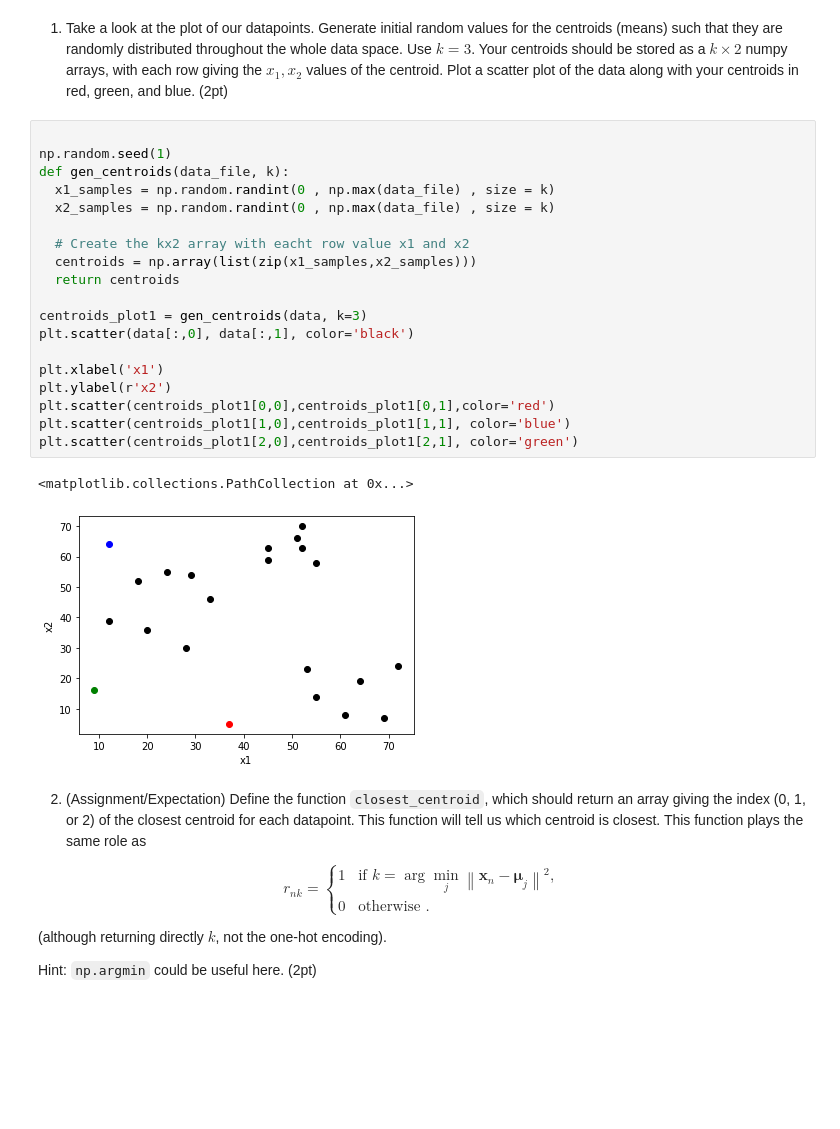
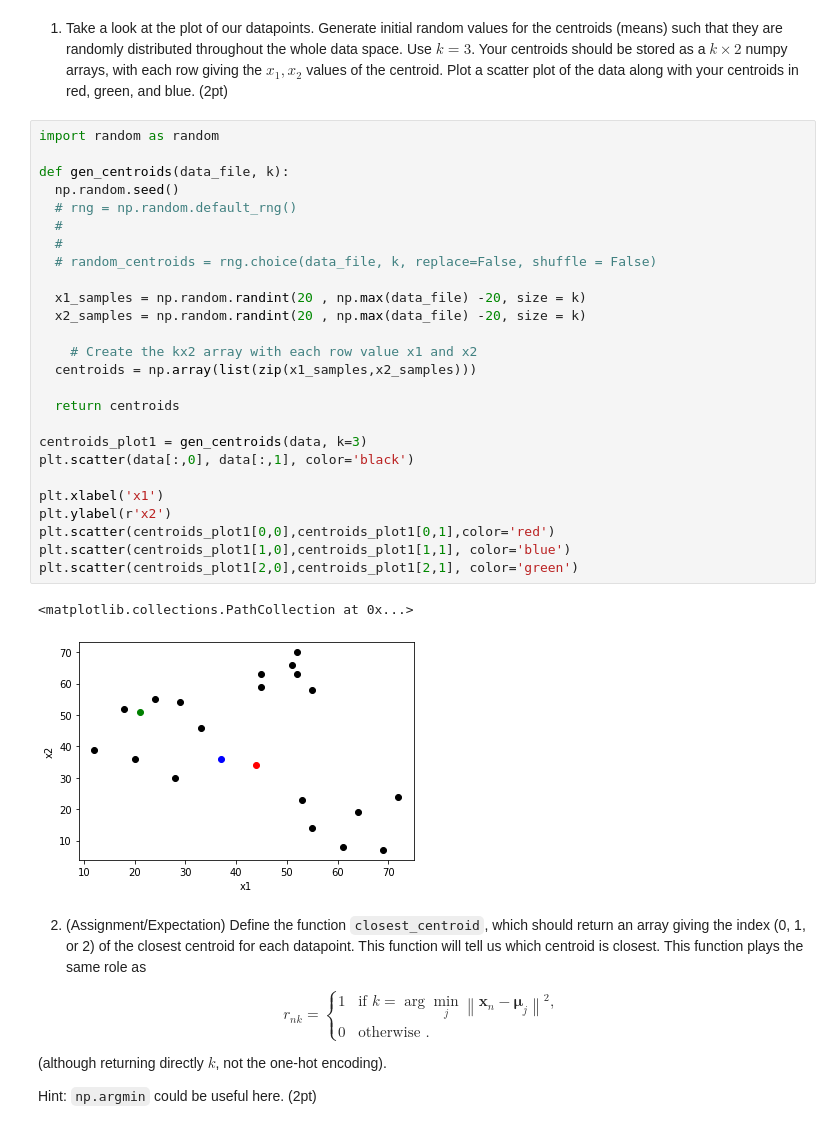
Before and after one commit to cblokland90/ml-centroids, a Jupyter notebook: centroids.ipynb, the cells around one changed output. Cells and saved outputs as stored; diff of their text form; blank space fills up the shorter version.

```diff
--- a/centroids.ipynb
+++ b/centroids.ipynb
@@ -49,27 +53,34 @@ print(x2)
 # %% [markdown]
 1. Take a look at the plot of our datapoints. Generate initial random values for the centroids (means) such that they are randomly distributed throughout the whole data space. Use $k=3$. Your centroids should be stored as a $k \times 2$ numpy arrays, with each row giving the $x_1, x_2$ values of the centroid. Plot a scatter plot of the data along with your centroids in red, green, and blue. (2pt)
 # %%
+import random as random
 
-np.random.seed(1)
 def gen_centroids(data_file, k):
-  x1_samples = np.random.randint(0 , np.max(data_file) , size = k)
-  x2_samples = np.random.randint(0 , np.max(data_file) , size = k)
+  np.random.seed()
+  # rng = np.random.default_rng()
+  #
+  #
+  # random_centroids = rng.choice(data_file, k, replace=False, shuffle = False)
 
-  # Create the kx2 array with eacht row value x1 and x2
+  x1_samples = np.random.randint(20 , np.max(data_file) -20, size = k)
+  x2_samples = np.random.randint(20 , np.max(data_file) -20, size = k)
+
+    # Create the kx2 array with each row value x1 and x2
   centroids = np.array(list(zip(x1_samples,x2_samples)))
+
   return centroids
 
 centroids_plot1 = gen_centroids(data, k=3)
 plt.scatter(data[:,0], data[:,1], color='black')
 
 plt.xlabel('x1')
 plt.ylabel(r'x2')
 plt.scatter(centroids_plot1[0,0],centroids_plot1[0,1],color='red')
 plt.scatter(centroids_plot1[1,0],centroids_plot1[1,1], color='blue')
 plt.scatter(centroids_plot1[2,0],centroids_plot1[2,1], color='green')
 # %% [output]
 <matplotlib.collections.PathCollection at 0x...>
-[figure, old version]
+[figure, new version]
 # %% [markdown]
 
 2. (Assignment/Expectation) Define the function `closest_centroid`, which should return an array giving the index (0, 1, or 2) of the closest centroid for each datapoint. This function will tell us which centroid is closest. This function plays the same role as
```
Also changed, not shown: parts of 8 cells of this notebook, 1 other file.
